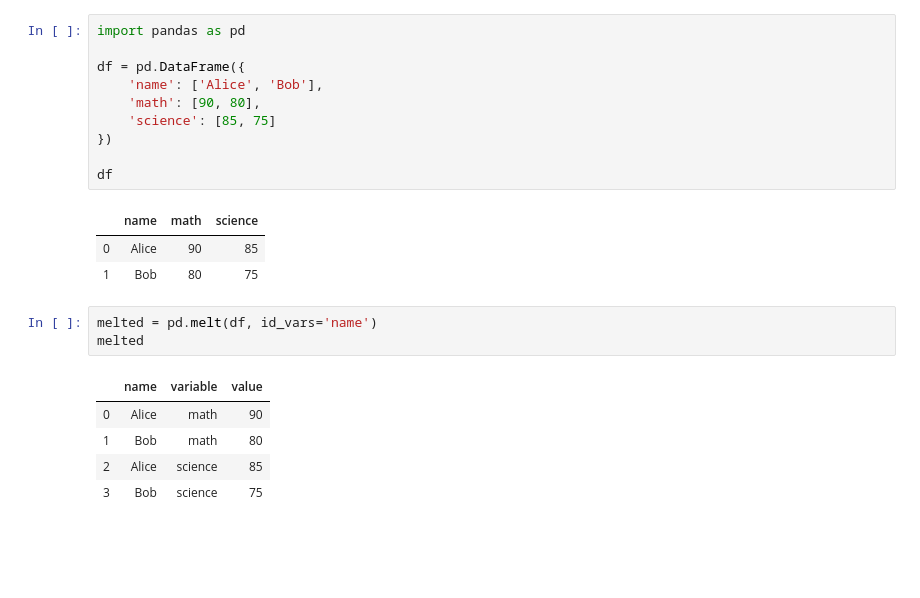
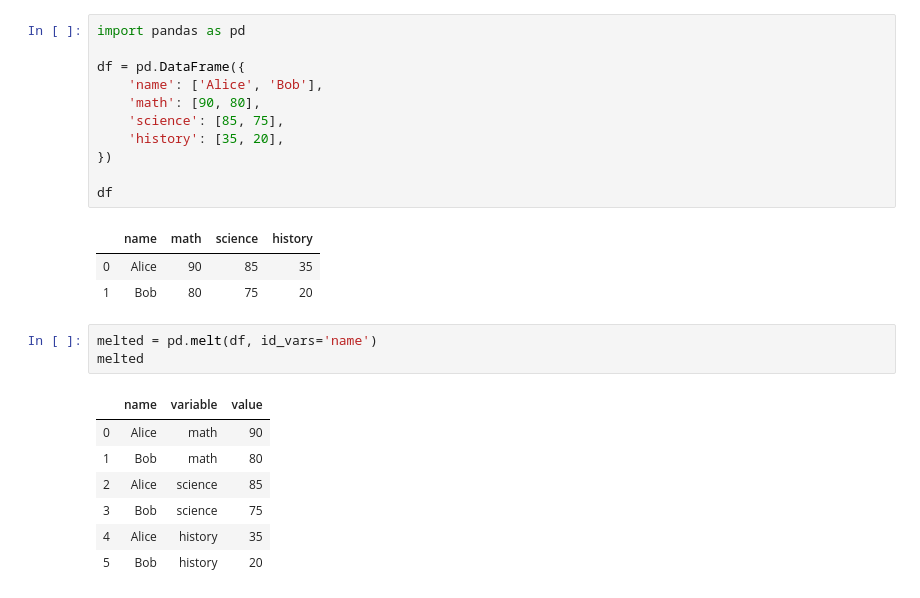
Before and after one commit to bloodstrawberry/data-science-with-python, a Jupyter notebook: 데이터처리/melt.ipynb, the cells around one changed output. Drawn from its saved outputs; the diff is of its cells as text; blank space fills up the shorter version.

```diff
--- a/데이터처리/melt.ipynb
+++ b/데이터처리/melt.ipynb
@@ -1,17 +1,18 @@
 # %%
 import pandas as pd
 
 df = pd.DataFrame({
     'name': ['Alice', 'Bob'],
     'math': [90, 80],
-    'science': [85, 75]
+    'science': [85, 75],
+    'history': [35, 20],
 })
 
 df
 # %% [output]
-|  | name | math | science |
-| 0 | Alice | 90 | 85 |
-| 1 | Bob | 80 | 75 |
+|  | name | math | science | history |
+| 0 | Alice | 90 | 85 | 35 |
+| 1 | Bob | 80 | 75 | 20 |
 # %%
 melted = pd.melt(df, id_vars='name')
 melted
@@ -21,4 +22,6 @@ melted
 | 1 | Bob | math | 80 |
 | 2 | Alice | science | 85 |
 | 3 | Bob | science | 75 |
+| 4 | Alice | history | 35 |
+| 5 | Bob | history | 20 |
 # %%
```
Also changed, not shown: parts of 1 cell of this notebook, 48 other files.
